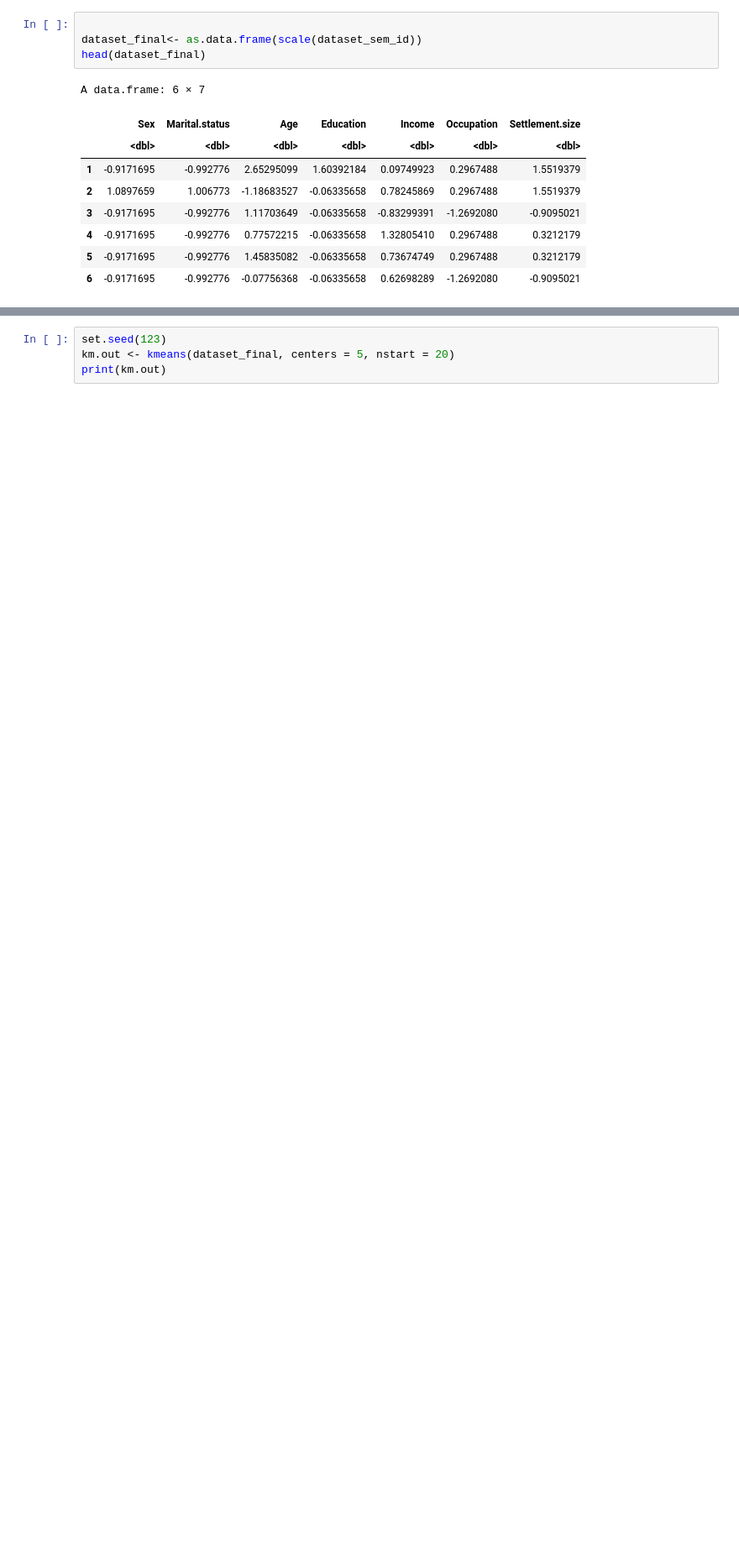
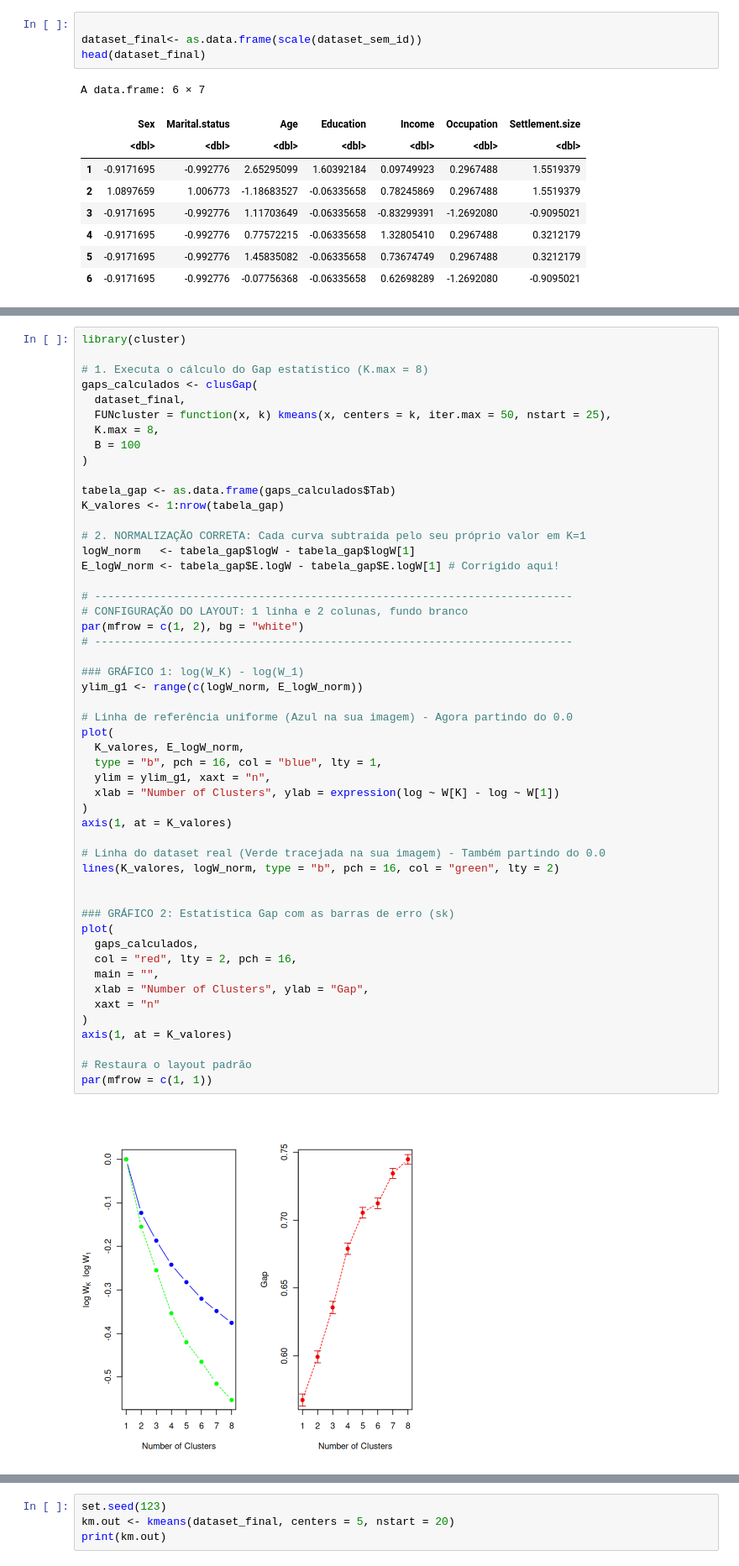
Before and after one commit to ThAlvesM/Kmean_2026-1, a Jupyter notebook: Kmean_2026-1.ipynb, the cells around one changed output, grey strips where cells are left out. Shown at 84% size. Cells and saved outputs as stored; diff of their text form; blank space fills up the shorter version.

```diff
--- a/Kmean_2026-1.ipynb
+++ b/Kmean_2026-1.ipynb
@@ -843,3 +856,56 @@ fviz_gap_stat(gap_stat)
+# %%
+library(cluster)
+
+# 1. Executa o cálculo do Gap estatístico (K.max = 8)
+gaps_calculados <- clusGap(
+  dataset_final,
+  FUNcluster = function(x, k) kmeans(x, centers = k, iter.max = 50, nstart = 25),
+  K.max = 8,
+  B = 100
+)
+
+tabela_gap <- as.data.frame(gaps_calculados$Tab)
+K_valores <- 1:nrow(tabela_gap)
+
+# 2. NORMALIZAÇÃO CORRETA: Cada curva subtraída pelo seu próprio valor em K=1
+logW_norm   <- tabela_gap$logW - tabela_gap$logW[1]
+E_logW_norm <- tabela_gap$E.logW - tabela_gap$E.logW[1] # Corrigido aqui!
+
+# -------------------------------------------------------------------------
+# CONFIGURAÇÃO DO LAYOUT: 1 linha e 2 colunas, fundo branco
+par(mfrow = c(1, 2), bg = "white")
+# -------------------------------------------------------------------------
+
+### GRÁFICO 1: log(W_K) - log(W_1)
+ylim_g1 <- range(c(logW_norm, E_logW_norm))
+
+# Linha de referência uniforme (Azul na sua imagem) - Agora partindo do 0.0
+plot(
+  K_valores, E_logW_norm,
+  type = "b", pch = 16, col = "blue", lty = 1,
+  ylim = ylim_g1, xaxt = "n",
+  xlab = "Number of Clusters", ylab = expression(log ~ W[K] - log ~ W[1])
+)
+axis(1, at = K_valores)
+
+# Linha do dataset real (Verde tracejada na sua imagem) - Também partindo do 0.0
+lines(K_valores, logW_norm, type = "b", pch = 16, col = "green", lty = 2)
+
+
+### GRÁFICO 2: Estatística Gap com as barras de erro (sk)
+plot(
+  gaps_calculados,
+  col = "red", lty = 2, pch = 16,
+  main = "",
+  xlab = "Number of Clusters", ylab = "Gap",
+  xaxt = "n"
+)
+axis(1, at = K_valores)
+
+# Restaura o layout padrão
+par(mfrow = c(1, 1))
+# %% [output]
+[figure, added]
 # %%
 # 1. Roda o PCA isolado para entender os eixos do gráfico
 pca_resultado <- prcomp(dataset_final, scale. = TRUE)
```
Also changed, not shown: parts of 21 cells of this notebook.
